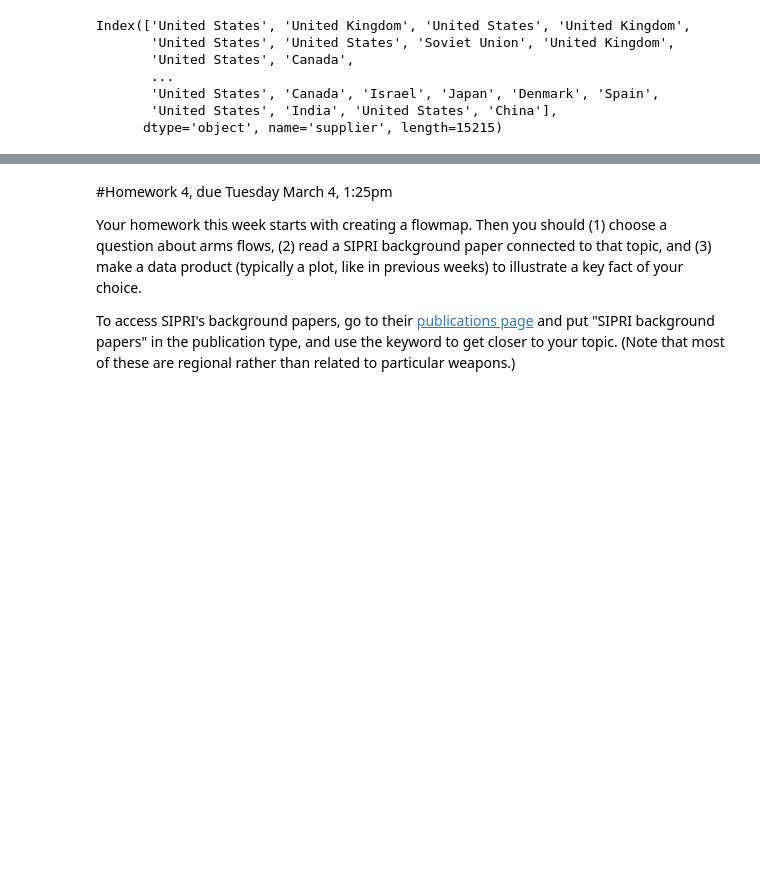
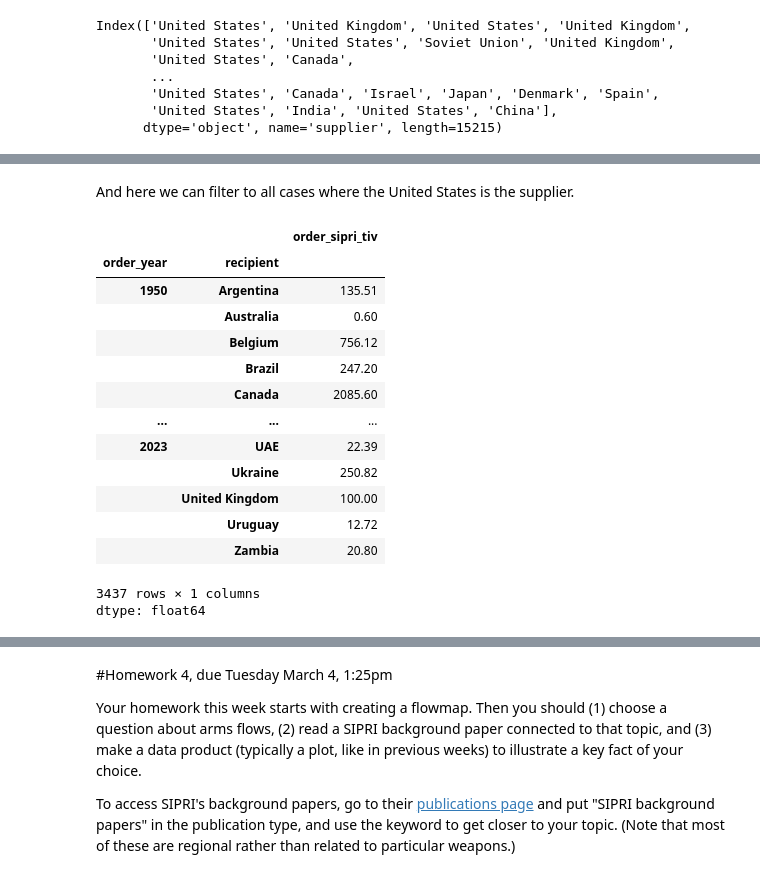
Before and after one commit to PUBPOL-2130/notebooks, a Jupyter notebook: helper-notebooks/Week5-supplemental.ipynb, the cells around one changed output, grey strips where cells are left out. Cells and saved outputs as stored; diff of their text form; code cells hidden in the pictures; blank space fills up the shorter version.

```diff
--- a/helper-notebooks/Week5-supplemental.ipynb
+++ b/helper-notebooks/Week5-supplemental.ipynb
@@ -321,0 +399,20 @@ Index(['United States', 'United Kingdom', 'United States', 'United Kingdom',
+# %% [markdown]
+And here we can filter to all cases where the United States is the supplier.
+# %%
+orders_by_year_df.loc[:,:,'United States']
+# %% [output]
+|  |  | order_sipri_tiv |
+| order_year | recipient |  |
+| 1950 | Argentina | 135.51 |
+|  | Australia | 0.60 |
+|  | Belgium | 756.12 |
+|  | Brazil | 247.20 |
+|  | Canada | 2085.60 |
+| ... | ... | ... |
+| 2023 | UAE | 22.39 |
+|  | Ukraine | 250.82 |
+|  | United Kingdom | 100.00 |
+|  | Uruguay | 12.72 |
+|  | Zambia | 20.80 |
+3437 rows × 1 columns
+dtype: float64
```
Also changed, not shown: parts of 12 cells of this notebook.
